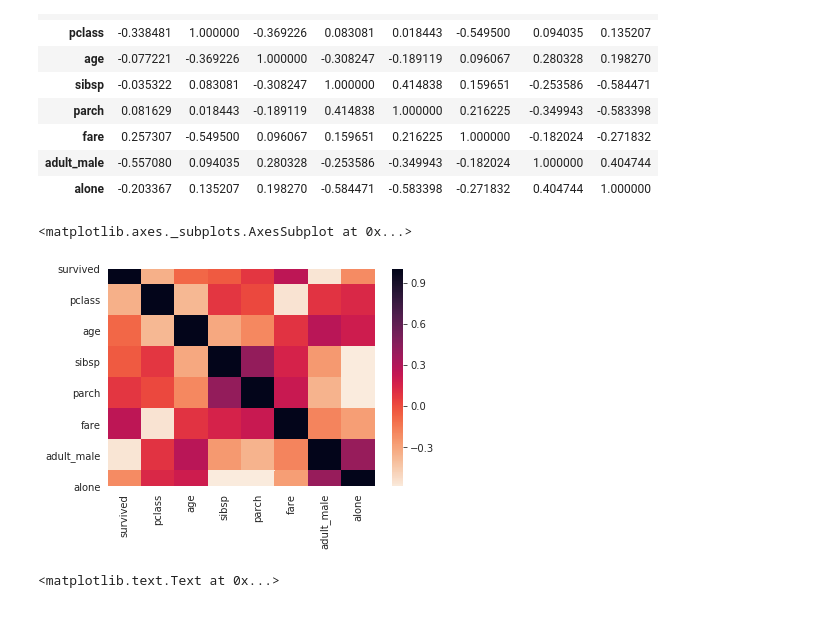
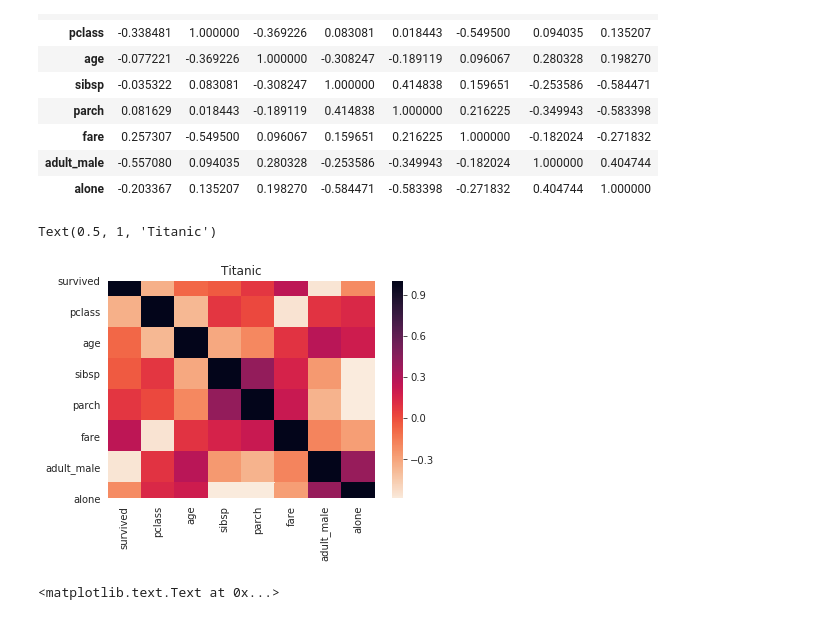
Before and after one commit to danbailo/Data-Science, a Jupyter notebook: Seaborn/exercicios/Execícios de Seaborn.ipynb, the cells around one changed output. Drawn from its saved outputs; the diff is of its cells as text; code cells hidden in the pictures.

```diff
--- a/Seaborn/exercicios/Execícios de Seaborn.ipynb
+++ b/Seaborn/exercicios/Execícios de Seaborn.ipynb
@@ -123,15 +123,16 @@ titanic.corr()
 | alone | -0.203367 | 0.135207 | 0.198270 | -0.584471 | -0.583398 | -0.271832 | 0.404744 | 1.000000 |
 # %%
 sns.heatmap(titanic.corr(), cmap=cmap)
+plt.title('Titanic')
 
 # sns.heatmap(titanic.corr(),
 #                  annot=False,
 #                  fmt=".3f",
 #                  vmin=-0.05,
 #                  cmap = cmap)
 # %% [output]
-<matplotlib.axes._subplots.AxesSubplot at 0x...>
+Text(0.5, 1, 'Titanic')
-[figure, old version]
+[figure, new version]
 # %%
 # %% [output]
 <matplotlib.text.Text at 0x...>
```
Also changed, not shown: parts of 5 cells of this notebook, 2 other files.
